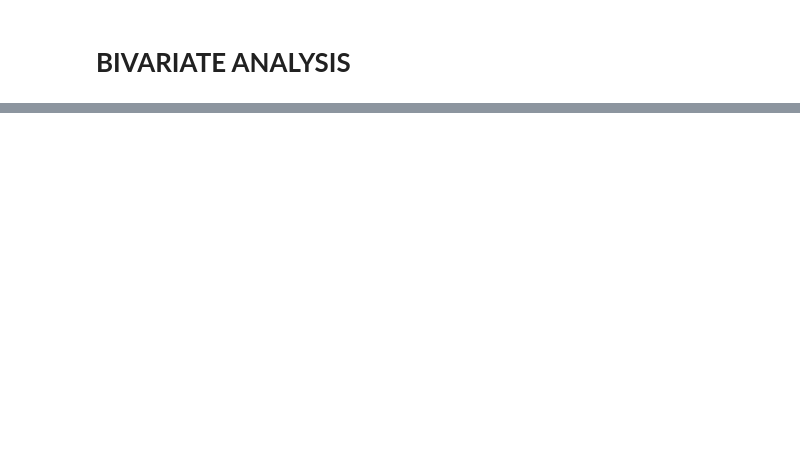
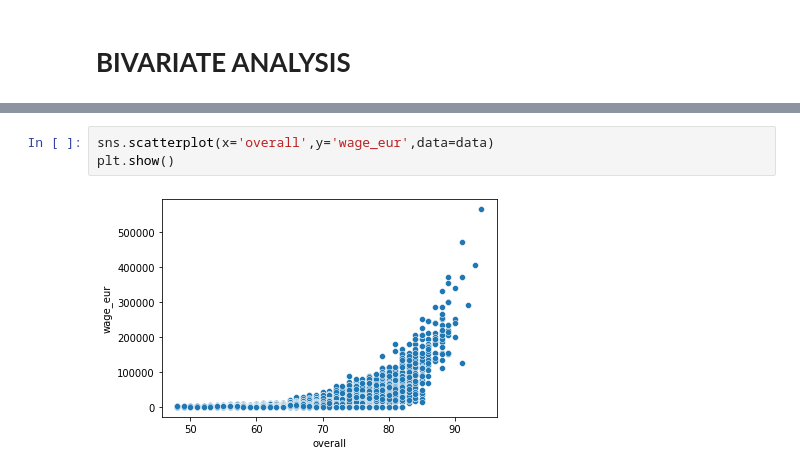
Before and after one commit to manju70/FIFA, a Jupyter notebook: FIFA.ipynb, the cells around one changed output, grey strips where cells are left out. Drawn from its saved outputs; the diff is of its cells as text; blank space fills up the shorter version.

```diff
--- a/FIFA.ipynb
+++ b/FIFA.ipynb
@@ -507,0 +643,5 @@ len(a.loc[a['club'] == 33])
+# %%
+sns.scatterplot(x='overall',y='wage_eur',data=data)
+plt.show()
+# %% [output]
+[figure, added]
```
Also changed, not shown: parts of 20 cells of this notebook.
